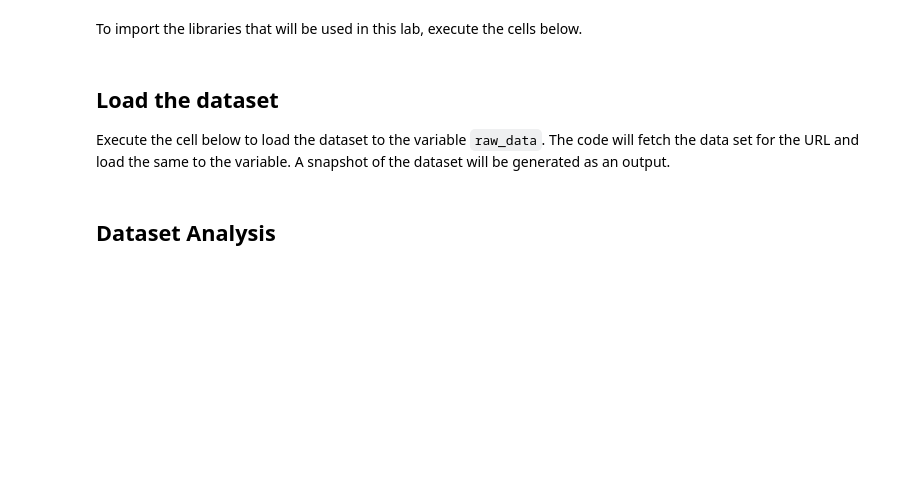
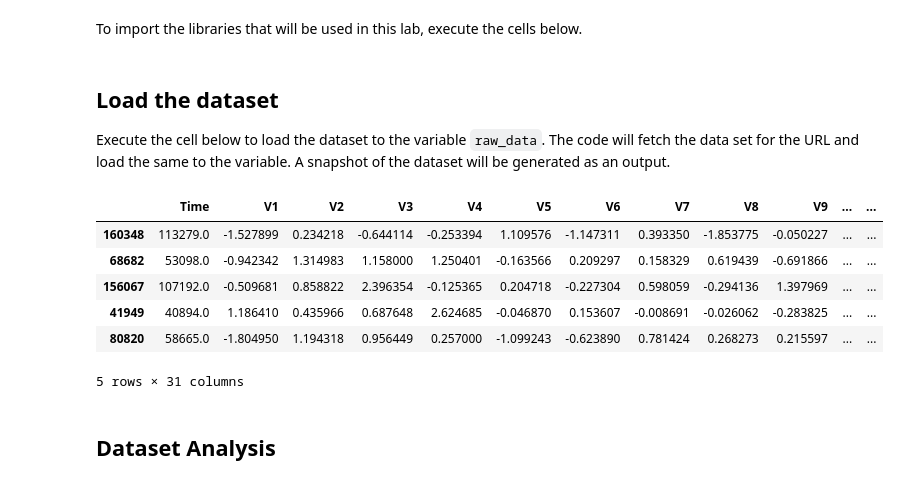
Before and after one commit to svd-jelo/IBM-Data-Science-Specialization, a Jupyter notebook: Course-9_Machine-Learning/notebooks/labs/Lab-9-3-4_SVM.ipynb, the cells around one changed output. Saved outputs shown, nothing was run; the diff lists cells and outputs as text; code cells hidden in the pictures; blank space fills up the shorter version.

```diff
--- a/Course-9_Machine-Learning/notebooks/labs/Lab-9-3-4_SVM.ipynb
+++ b/Course-9_Machine-Learning/notebooks/labs/Lab-9-3-4_SVM.ipynb
@@ -63,10 +64,18 @@ Execute the cell below to load the dataset to the variable `raw_data`. The code
 # %%
 # download the dataset
 url= "https://cf-courses-data.s3.us.cloud-object-storage.appdomain.cloud/IBMDeveloperSkillsNetwork-ML0101EN-SkillsNetwork/labs/Module%203/data/creditcard.csv"
 
 # read the input data
 raw_data=pd.read_csv(url)
-raw_data
+raw_data.sample(5)
+# %% [output]
+|  | Time | V1 | V2 | V3 | V4 | V5 | V6 | V7 | V8 | V9 | ... | ... |
+| 160348 | 113279.0 | -1.527899 | 0.234218 | -0.644114 | -0.253394 | 1.109576 | -1.147311 | 0.393350 | -1.853775 | -0.050227 | ... | ... |
+| 68682 | 53098.0 | -0.942342 | 1.314983 | 1.158000 | 1.250401 | -0.163566 | 0.209297 | 0.158329 | 0.619439 | -0.691866 | ... | ... |
+| 156067 | 107192.0 | -0.509681 | 0.858822 | 2.396354 | -0.125365 | 0.204718 | -0.227304 | 0.598059 | -0.294136 | 1.397969 | ... | ... |
+| 41949 | 40894.0 | 1.186410 | 0.435966 | 0.687648 | 2.624685 | -0.046870 | 0.153607 | -0.008691 | -0.026062 | -0.283825 | ... | ... |
+| 80820 | 58665.0 | -1.804950 | 1.194318 | 0.956449 | 0.257000 | -1.099243 | -0.623890 | 0.781424 | 0.268273 | 0.215597 | ... | ... |
+5 rows × 31 columns
 # %% [markdown]
 <div id="dataset_analysis">
     <h2>Dataset Analysis</h2>
```
Also changed, not shown: parts of 14 cells of this notebook.
